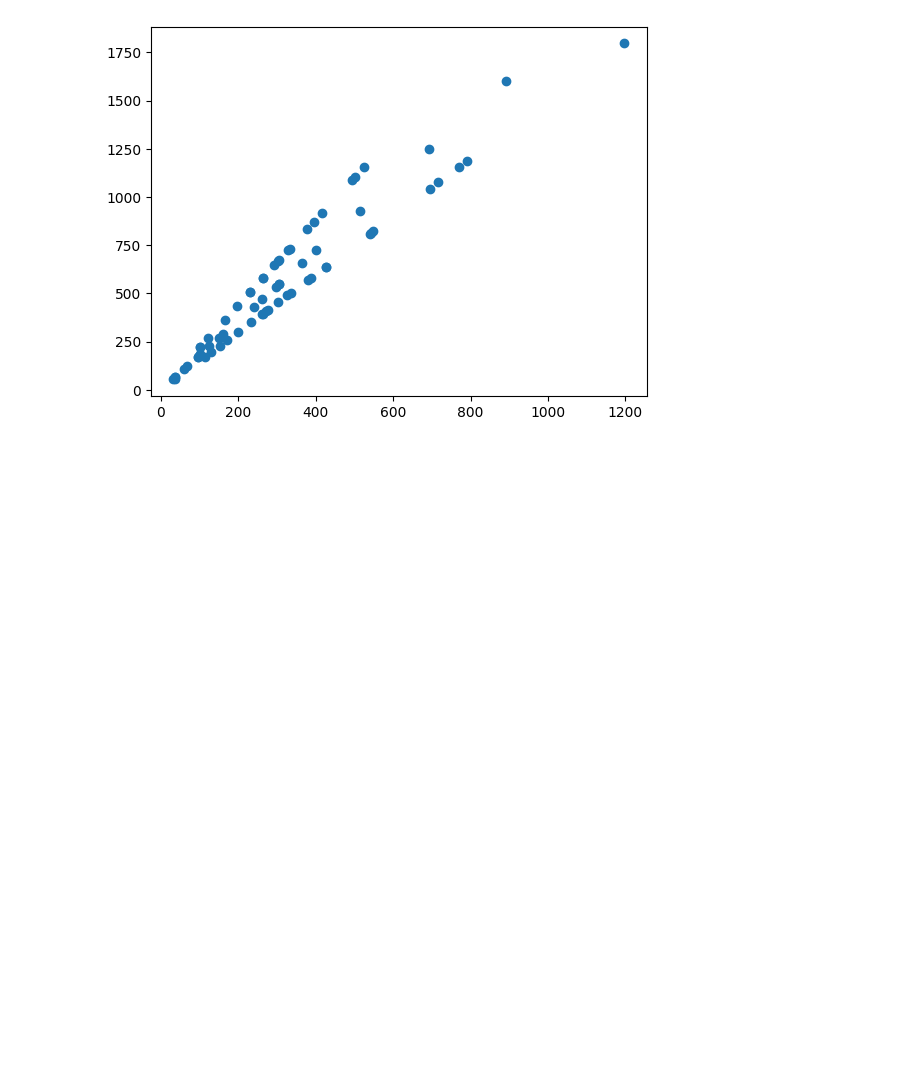
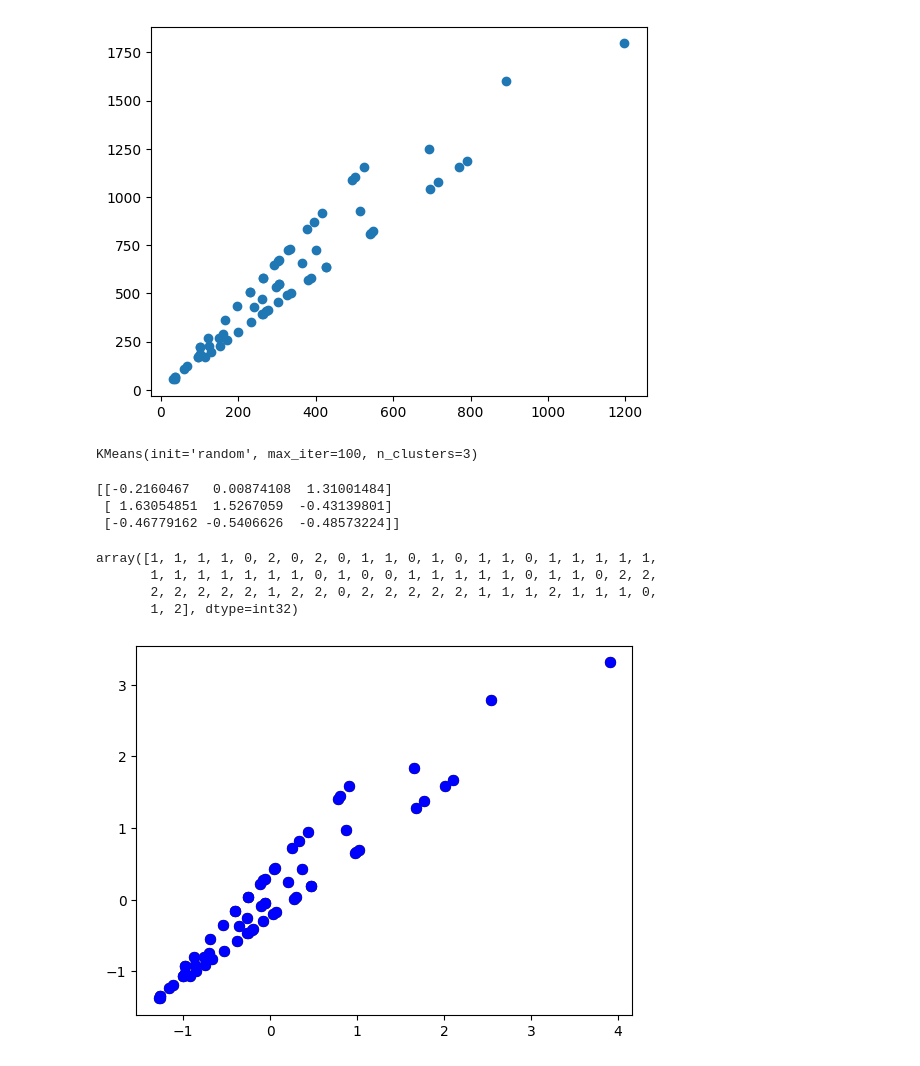
Before and after one commit to hafidabid/clustering-gudang, a Jupyter notebook: experiment1.ipynb, the cells around one changed output. Cells and saved outputs as stored; diff of their text form; code cells hidden in the pictures; blank space fills up the shorter version.

```diff
--- a/experiment1.ipynb
+++ b/experiment1.ipynb
@@ -4,5 +26,6 @@ from matplotlib import pyplot as plt
 # %%
 flname="dataset_cluster_warehouse_exp_1.csv"
+current_loc = (-6.221509, 106.819269)
 df = pd.read_csv(flname)
 df
 # %% [output]
@@ -19,3 +42,15 @@ df
 | 66 | JAWA BARAT | KOTA DEPOK | LIMO | -6.3663032,106.7621014 | 264 | 581 | NaN | ... |
 | 67 | JAWA BARAT | KOTA DEPOK | SAWANGAN | -6.3979318,106.7329416 | 303 | 667 | NaN | ... |
 68 rows × 8 columns
+# %%
+# add distancce in dataframe from current loc
+l_distance = []
+for idx, row in df.iterrows():
+    point = row['lat_long'].split(',')
+    lat = float(point[0])
+    long = float(point[1])
+    l_distance.append(haversine_distance( (lat,long), current_loc ))
+
+df = df.assign(distance = l_distance)
+dataset = df[['city_name', 'district_name', 'avg_demand_baseline', 'demand_target', 'distance']]
+dataset
@@ -24,0 +118,6 @@ df = df
+# %%
+#Rescaling
+scaler = StandardScaler()
+dataset_to_scale = dataset[['avg_demand_baseline','demand_target', 'distance']]
+dataset_scaled = scaler.fit_transform(dataset_to_scale)
+dataset_scaled
@@ -32,0 +148,33 @@ plt.scatter(df['avg_demand_baseline'], df['demand_target'])
+# %%
+#
+km = KMeans(
+    init="random",
+    n_clusters=3,
+    max_iter=100
+)
+km.fit(dataset_scaled)
+# %% [output]
+KMeans(init='random', max_iter=100, n_clusters=3)
+# %%
+clusters = km.cluster_centers_
+print(clusters)
+# %% [output]
+[[-0.2160467   0.00874108  1.31001484]
+ [ 1.63054851  1.5267059  -0.43139801]
+ [-0.46779162 -0.5406626  -0.48573224]]
+# %%
+y_km = km.fit_predict(dataset_scaled)
+y_km
+# %% [output]
+array([1, 1, 1, 1, 0, 2, 0, 2, 0, 1, 1, 0, 1, 0, 1, 1, 0, 1, 1, 1, 1, 1,
+       1, 1, 1, 1, 1, 1, 1, 0, 1, 0, 0, 1, 1, 1, 1, 1, 0, 1, 1, 0, 2, 2,
+       2, 2, 2, 2, 2, 1, 2, 2, 0, 2, 2, 2, 2, 2, 1, 1, 1, 2, 1, 1, 1, 0,
+       1, 2], dtype=int32)
+# %%
+plt.scatter(dataset_scaled[:,0], dataset_scaled[:,1], s=50, color='red')
+plt.scatter(dataset_scaled[:,0], dataset_scaled[:,1], s=50, color='green')
+plt.scatter(dataset_scaled[:,0], dataset_scaled[:,1], s=50, color='blue')
+
+plt.show()
+# %% [output]
+[figure, added]
```
Also changed, not shown: parts of 10 cells of this notebook, 2 other files.
